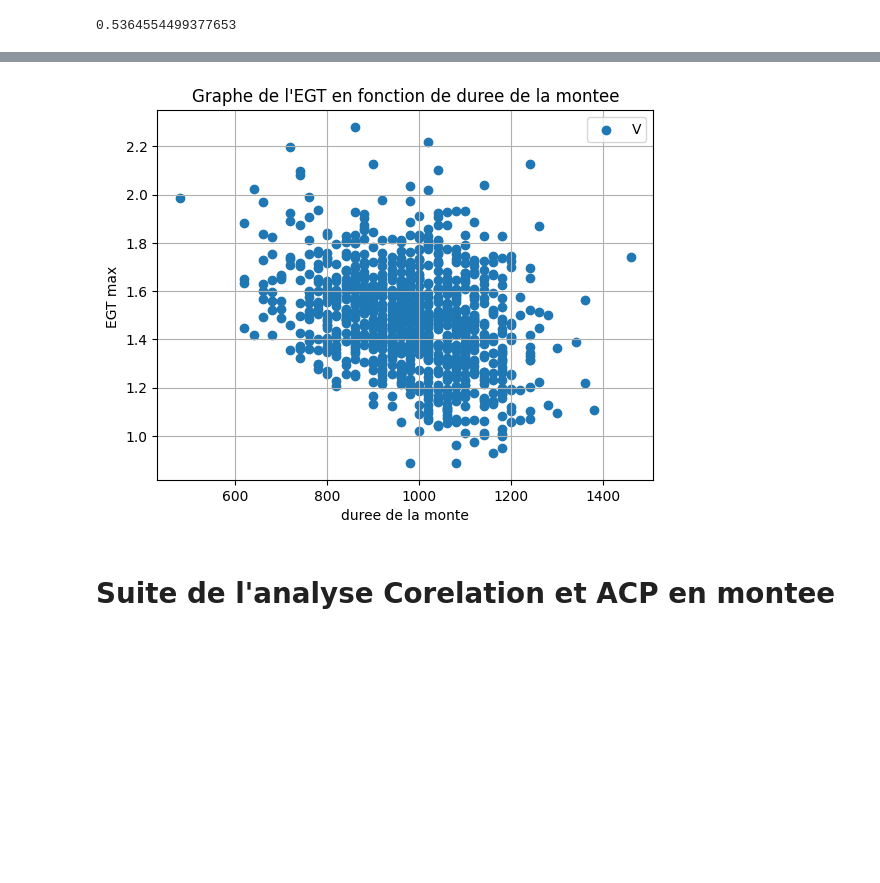
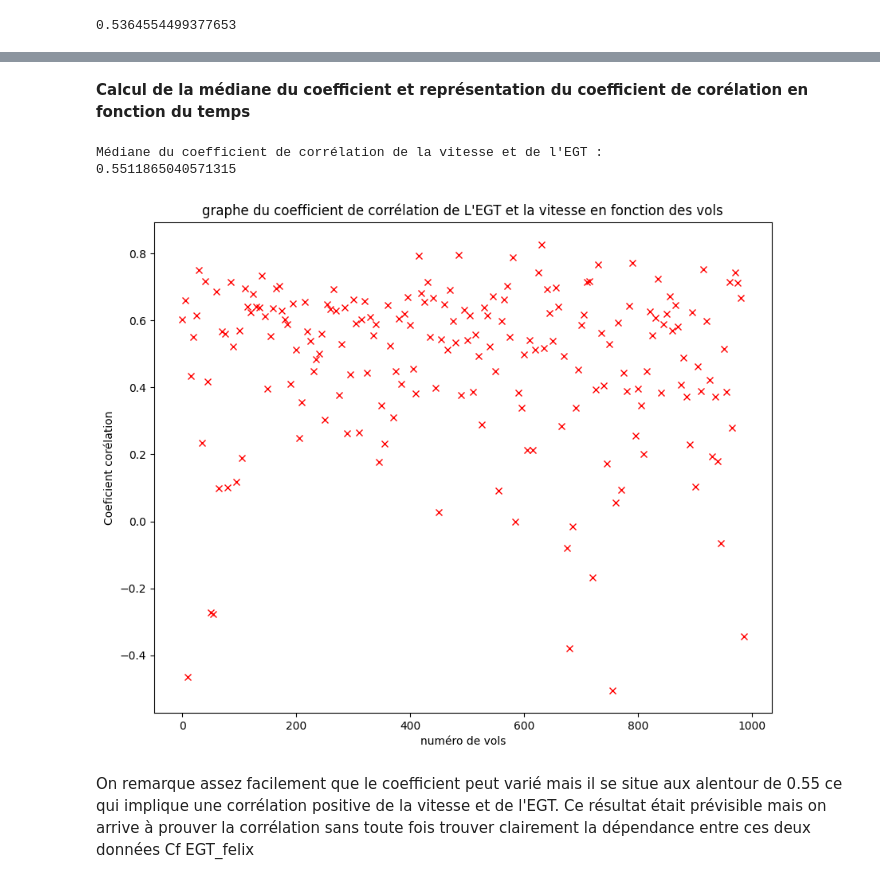
Before and after one commit to KrValentin/stats_descriptive_project, a Jupyter notebook: notebooks/Felix002.ipynb, the cells around one changed output, grey strips where cells are left out. Saved outputs shown, nothing was run; the diff lists cells and outputs as text; code cells hidden in the pictures; blank space fills up the shorter version.

```diff
--- a/notebooks/Felix002.ipynb
+++ b/notebooks/Felix002.ipynb
@@ -293,6 +285,8 @@ for i in range (0,990,5):
     df13=ddf_norm1.partitions[i].compute()
     df_monte3=deriv_glissante(df13)
     I_monte3=df_monte3.index*20
-    df_CORR=df13.iloc[I_monte]
+    #creation dataframe montée
+    df_CORR=df13.iloc[I_monte3]
+    #calcul des corélation
     CORR=df_CORR.corr()
-    COR_EGT_vy.append(CORR['vy']['EGT_1'])
+    COR_EGT_vy.append(CORR['vy']['EGT_2'])
@@ -308,11 +292,0 @@ plt.plot(I,COR_EGT_vy)
-# %%
-COR_EGT_vy2=[]
-I=[]
-for i in range (0,990,5):
-    I.append(i)
-    df13=ddf_norm2.partitions[i].compute()
-    df_monte3=deriv_glissante(df13)
-    I_monte3=df_monte3.index*20
-    df_CORR=df13.iloc[I_monte]
-    CORR=df_CORR.corr()
-    COR_EGT_vy2.append(CORR['vy']['EGT_1'])
@@ -478,16 +293,19 @@ ax.grid()
-# %%
-
-fig, ax = plt.subplots()
-
-
-
-plt.scatter(duree11,EGT_max_monte1)
-ax.set_xlabel('duree de la monte')
-ax.set_ylabel('EGT max ')
-plt.title("Graphe de l'EGT en fonction de duree de la montee")
-ax.legend('Vols')
-ax.grid()
-# %% [output]
-[figure, removed]
-# %% [markdown]
-# Suite de l'analyse Corelation et ACP en montee
+# %% [markdown]
+**Calcul de la médiane du coefficient et représentation du coefficient de corélation en fonction du temps**
+# %%
+print("Médiane du coefficient de corrélation de la vitesse et de l'EGT :")
+print(np.median(COR_EGT_vy))
+
+
+plt.figure(figsize=(10,8))
+plt.plot(I,COR_EGT_vy,'rx')
+
+plt.xlabel('numéro de vols')
+plt.ylabel('Coeficient corélation')
+plt.title("graphe du coefficient de corrélation de L'EGT et la vitesse en fonction des vols");
+# %% [output]
+Médiane du coefficient de corrélation de la vitesse et de l'EGT :
+0.5511865040571315
+[figure, added]
+# %% [markdown]
+On remarque assez facilement que le coefficient peut varié mais il se situe aux alentour de 0.55 ce qui implique une corrélation positive de la vitesse et de l'EGT. Ce résultat était prévisible mais on arrive à prouver la corrélation sans toute fois trouver clairement la dépendance entre ces deux données Cf EGT_felix
```
Also changed, not shown: parts of 49 cells of this notebook, 4 other files.
